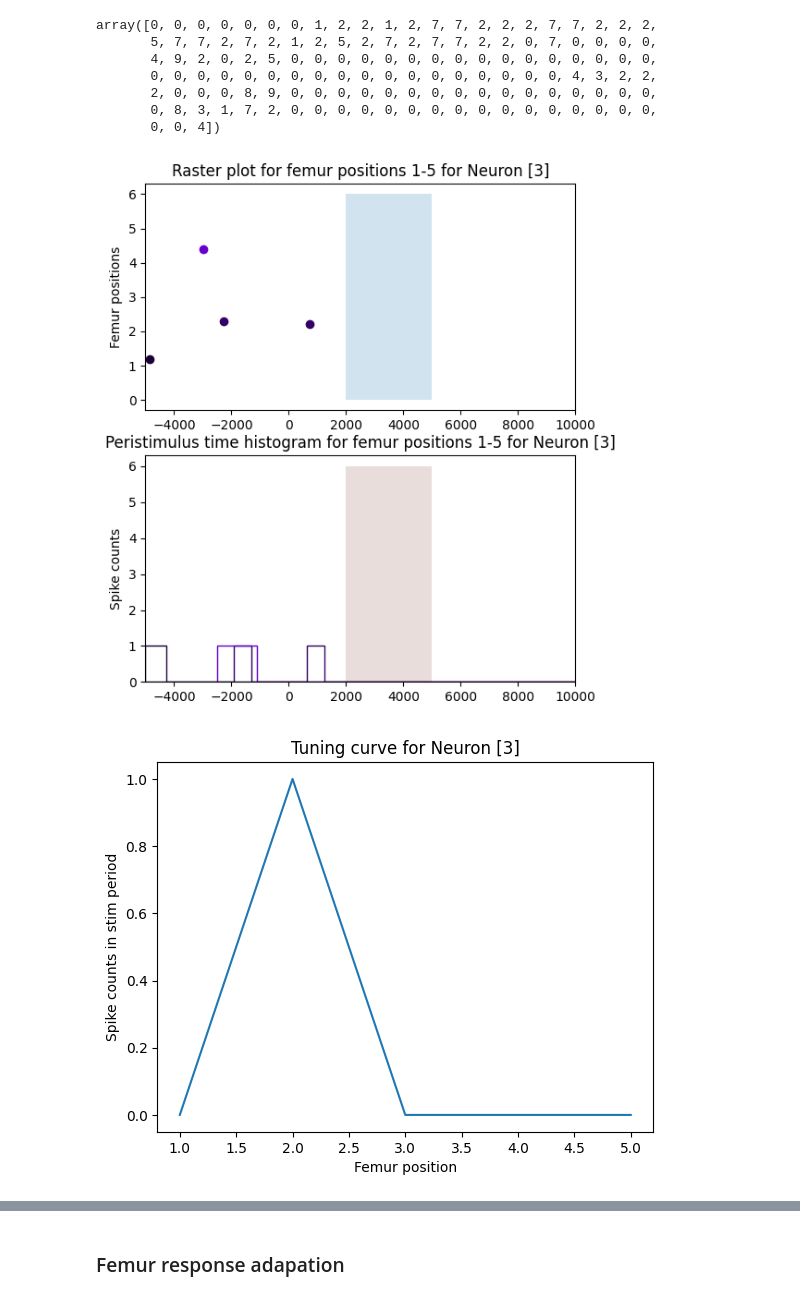
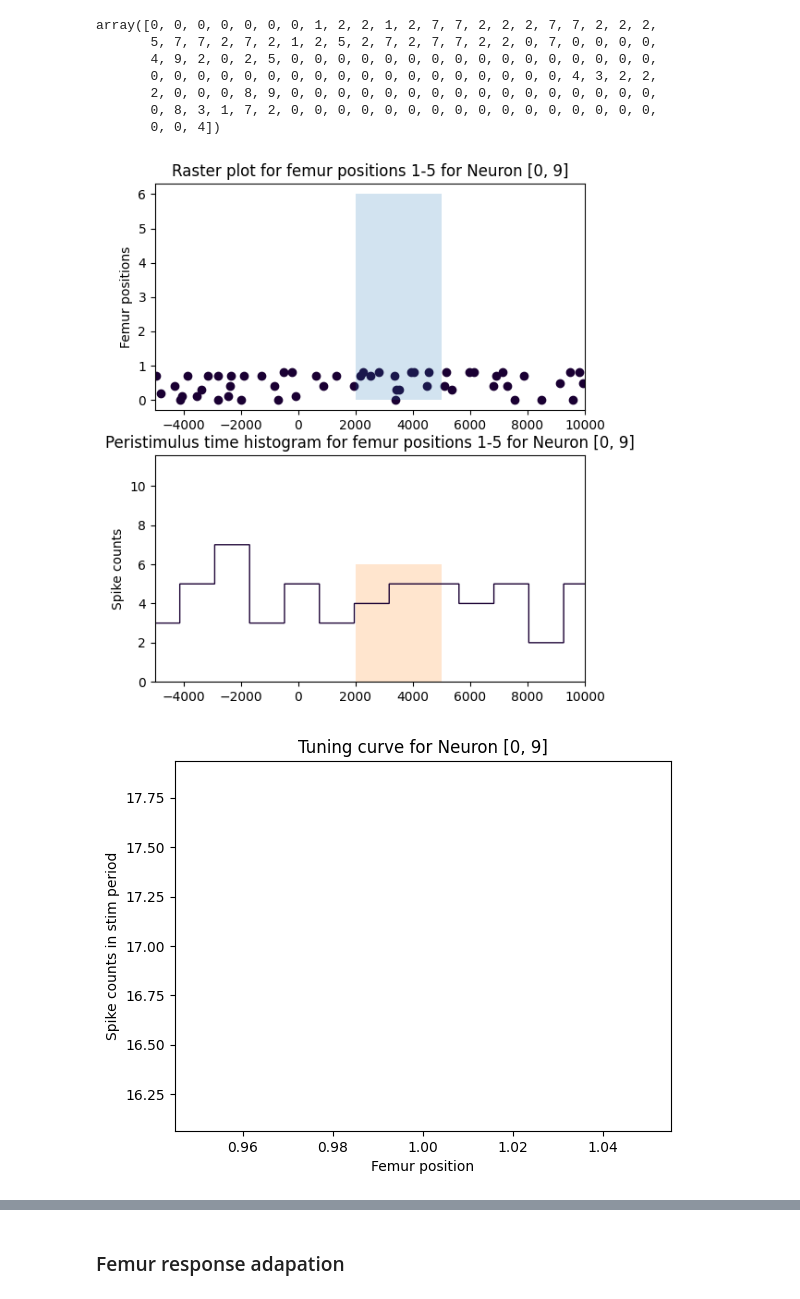
Before and after one commit to adishreeg/bi162-final-project, a Jupyter notebook: code/AirflowSimulation.ipynb, the cells around one changed output, grey strips where cells are left out. Cells and saved outputs as stored; diff of their text form; code cells hidden in the pictures.

```diff
--- a/code/AirflowSimulation.ipynb
+++ b/code/AirflowSimulation.ipynb
@@ -37,7 +37,7 @@ plt.ion()
 
 In previous weeks, I implemented basic spike sorting, which simply logs windows where spikes surpass some given threshold.
 # %%
-data, info = loadescope('../final_data/day2/20231120-143544.dat')
+data, info = loadescope('../final_data/day3/20231127-134506.dat')
 plotescope(data, info)
 plot_region(data, info, 1, 10)
 plot_spike(data, info, 3, 1000, thresh=5)
@@ -240,3 +243,7 @@ filenames = {
+# %%
+filenames = {
+    '4506': '../final_data/day3/20231127-134506.dat'
+}
 # %%
 aligned_spikes, spike_clusters = cluster_multiple(filenames, n_clusters=10, ch_no=1, boundary=60)
 # %% [output]
@@ -282,47 +272,51 @@ trial_times = {
+# %%
+trial_times = {
+    '4506': [[6, 7], [11, 19.1], [16, 20.85], [22, 22.55], [28, 24.60], [34, 39], [40, 49], [46, 48], [52, 58]]
+}
 # %%
-for cluster in [[3], [4, 8]]:
+for cluster in [[0, 9]]:
     colors = [(i * 0.1, i * 0, i * 0.2) for i in range(10)] # list(mcolors.TABLEAU_COLORS.keys())
     fig, ax = plt.subplots(2, figsize=(6, 7))
 
     density = []
-    for i in range(1, 6):
+    for i in range(1, 2):
         loc = list(trial_times.keys())[i - 1]
         for j, t_s in enumerate(trial_times[loc]):
             times = [t - (t_s[0] * 10000) + 2000 for i, [t, s]
                      in enumerate(aligned_spikes[loc])
                       if spike_clusters[loc][i] in cluster]
-            ax[0].scatter(times, [i + j * 0.1] * len(times), color=colors[i])
+            ax[0].scatter(times, [j * 0.1] * len(times), color=colors[i])
         times = [t - (t_s[0] * 10000) + 2500 for i, [t, s]
                      in enumerate(aligned_spikes[loc])
                       if spike_clusters[loc][i] in cluster
                 for t_s in trial_times[loc]]
         ax[1].hist(times, color=colors[i], bins=int(trial_times[loc][-1][0] * 20), histtype='step')
 
         times = np.array(times)
         g0 = times[times > 0]
         l5000 = g0[g0 < 5000]
         density.append(len(l5000))
     # for t_s in trial_times[loc]:
     #     plt.eventplot([
     #         [t - (t_s * 10000)
     #           for i, [t, s]
     #           in enumerate(aligned_spikes[loc])
     #           if spike_clusters[loc][i] == 0]
     #             loc = f'femur{i+1}', colors=colors[:5])
     ax[0].set_xlim([-5000, 10000]); ax[1].set_xlim([-5000, 10000])
     x = [2000, 5000]
     y1 = [0, 0]
     ax[0].fill_between(x, y1, 6, alpha=0.2); ax[1].fill_between(x, y1, 6, alpha=0.2)
     ax[0].set_title(f'Raster plot for femur positions 1-5 for Neuron {cluster}')
     ax[0].set_ylabel('Femur positions'); ax[1].set_ylabel('Spike counts')
     ax[1].set_title(f'Peristimulus time histogram for femur positions 1-5 for Neuron {cluster}')
     plt.show()
 
-    plt.plot([x for x in range(1, 6)], density)
+    plt.plot([x for x in range(1, 2)], density)
     plt.xlabel('Femur position')
     plt.ylabel('Spike counts in stim period')
     plt.title(f'Tuning curve for Neuron {cluster}')
     plt.show()
 # %% [output]
-[figure, old version]
+[figure, new version]
-[figure, old version]
+[figure, new version]
```
Also changed, not shown: parts of 6 cells of this notebook, 1 other file.
